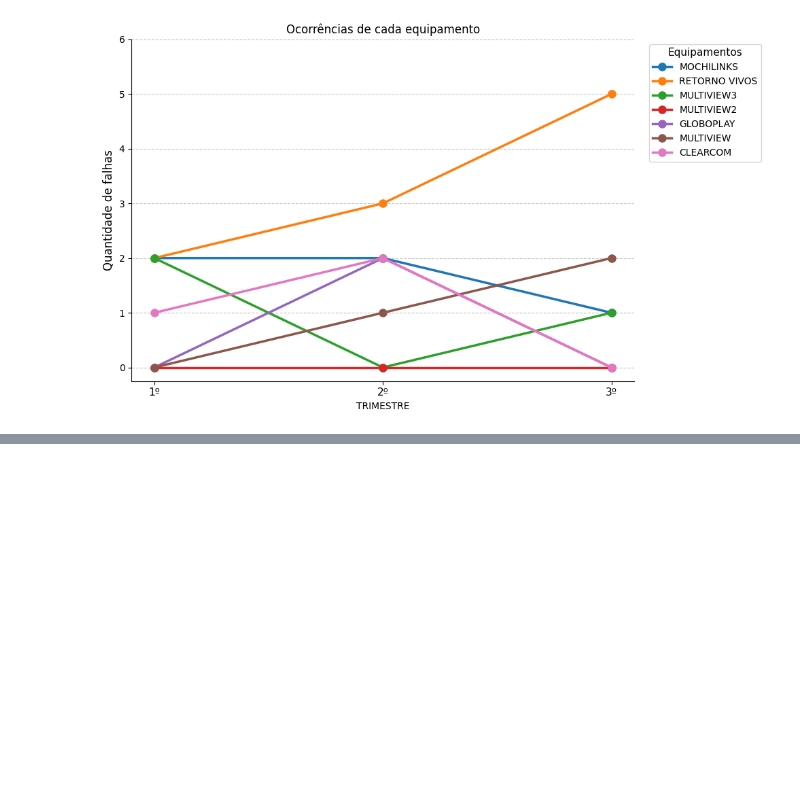
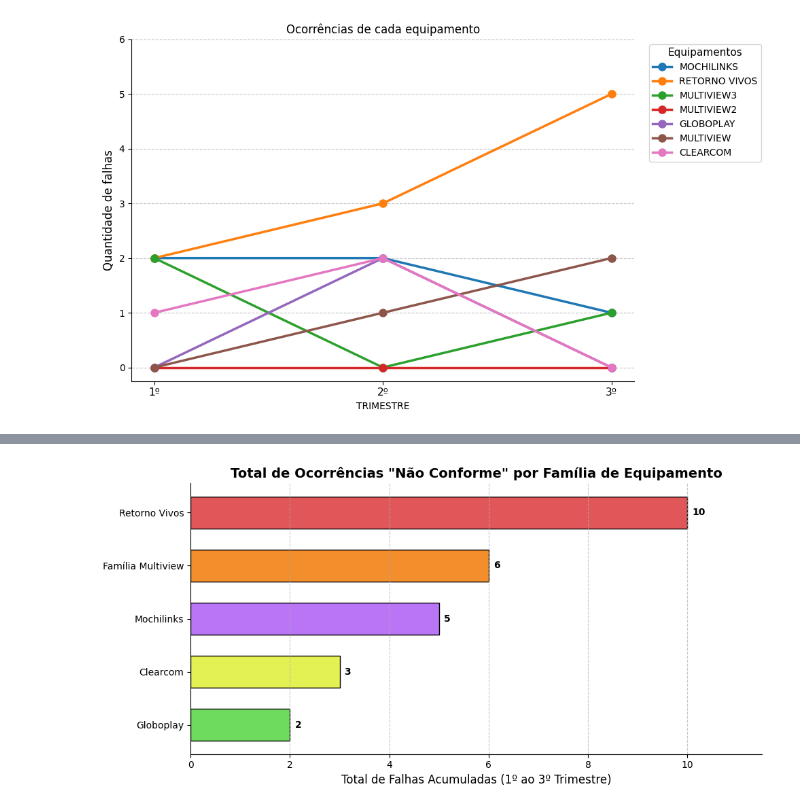
Before and after one commit to thalesboss/Topicos-bigdata-Python-com-pandas, a Jupyter notebook: etl.ipynb, the cells around one changed output, grey strips where cells are left out. Drawn from its saved outputs; the diff is of its cells as text; code cells hidden in the pictures; blank space fills up the shorter version.

```diff
--- a/etl.ipynb
+++ b/etl.ipynb
@@ -227,0 +247,31 @@ plt.show()
+# %%
+tabela_familias = pd.DataFrame({
+    'Retorno Vivos': tabela_equipamentos['RETORNO VIVOS'],
+    'Família Multiview': tabela_equipamentos['MULTIVIEW'] + tabela_equipamentos['MULTIVIEW2'] + tabela_equipamentos['MULTIVIEW3'],
+    'Mochilinks': tabela_equipamentos['MOCHILINKS'],
+    'Clearcom': tabela_equipamentos['CLEARCOM'],
+    'Globoplay': tabela_equipamentos['GLOBOPLAY']
+})
+
+# Soma os 3 trimestres de cada família e ordena do menor para o maior (para a maior barra ficar no topo)
+totais_familias = tabela_familias.sum().sort_values(ascending=True)
+
+cores = ["#6eda5e", "#e4f153", "#ba75f6", '#f28e2b', '#e15759']
+
+ax = totais_familias.plot(kind='barh', figsize=(10, 5), color=cores, edgecolor='black', width=0.6)
+
+plt.grid(axis='x', linestyle='--', alpha=0.7)
+ax.bar_label(ax.containers[0], padding=5, fontweight='bold')
+plt.xlim(0, 11.5)
+
+plt.title('Total de Ocorrências "Não Conforme" por Família de Equipamento', fontsize=14, fontweight='bold')
+plt.xlabel('Total de Falhas Acumuladas (1º ao 3º Trimestre)', fontsize=12)
+plt.ylabel('')
+
+ax.spines['top'].set_visible(False)
+ax.spines['right'].set_visible(False)
+
+plt.tight_layout()
+plt.show()
+# %% [output]
+[figure, added]
```
Also changed, not shown: parts of 1 cell of this notebook.
